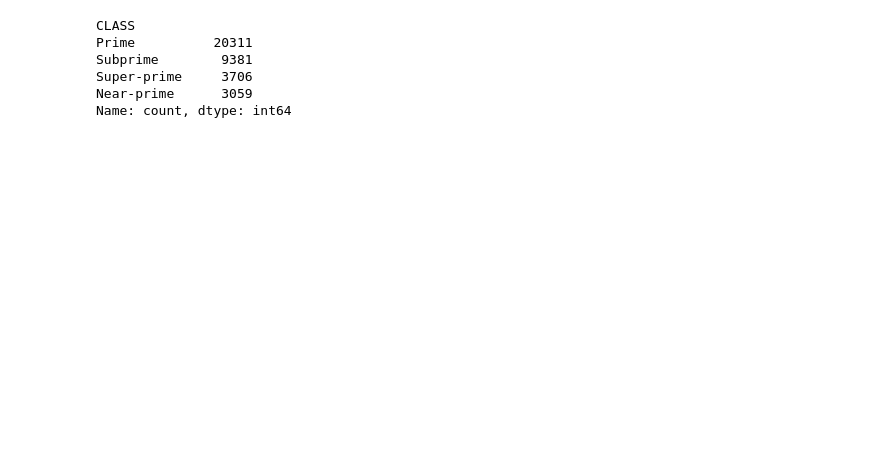
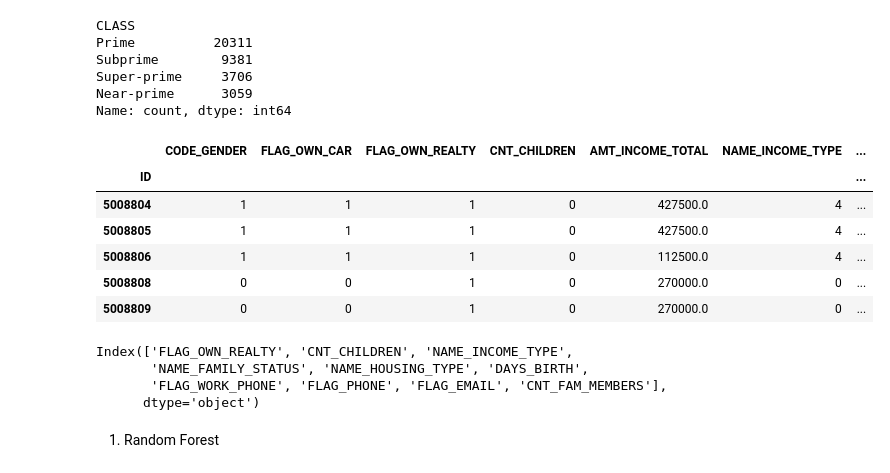
Before and after one commit to chcui23/credit-risk-prediction, a Jupyter notebook: credit-risk-prediction.ipynb, the cells around one changed output. Saved outputs shown, nothing was run; the diff lists cells and outputs as text; code cells hidden in the pictures; blank space fills up the shorter version.

```diff
--- a/credit-risk-prediction.ipynb
+++ b/credit-risk-prediction.ipynb
@@ -71,3 +92,52 @@ Subprime        9381
 Super-prime     3706
 Near-prime      3059
 Name: count, dtype: int64
+# %%
+# Encode columns with string labels
+df = label_app_df_2
+str_columns = ["CODE_GENDER", "FLAG_OWN_CAR", "FLAG_OWN_REALTY", "NAME_INCOME_TYPE", "NAME_EDUCATION_TYPE",
+            "NAME_FAMILY_STATUS", "NAME_HOUSING_TYPE", "OCCUPATION_TYPE"]
+for col in str_columns:
+    encoder = LabelEncoder()
+    df[col] = encoder.fit_transform(df[col])
+
+
+# Prepare trainning and testing data
+X = df.drop("CLASS", axis=1)
+y = df["CLASS"]
+
+X_train, X_test, y_train, y_test = train_test_split(X, y, test_size=0.2, random_state=2)
+
+X.head()
+# %% [output]
+|  | CODE_GENDER | FLAG_OWN_CAR | FLAG_OWN_REALTY | CNT_CHILDREN | AMT_INCOME_TOTAL | NAME_INCOME_TYPE | ... |
+| ID |  |  |  |  |  |  | ... |
+| 5008804 | 1 | 1 | 1 | 0 | 427500.0 | 4 | ... |
+| 5008805 | 1 | 1 | 1 | 0 | 427500.0 | 4 | ... |
+| 5008806 | 1 | 1 | 1 | 0 | 112500.0 | 4 | ... |
+| 5008808 | 0 | 0 | 1 | 0 | 270000.0 | 0 | ... |
+| 5008809 | 0 | 0 | 1 | 0 | 270000.0 | 0 | ... |
+# %%
+# Feature selection function (choose top n features)
+def feature_selection(X_train, X_test, n):
+    selector = SelectKBest(score_func=f_classif, k=n)
+    selector.fit(X_train, y_train)
+
+    X_train_selected = selector.transform(X_train)
+    X_test_selected = selector.transform(X_test)
+
+    selected_mask = selector.get_support()
+    features = X_train.columns[selected_mask]
+
+    return X_train_selected, X_test_selected, features
+
+# Choose the top 10 features
+X_train_selected, X_test_selected, features = feature_selection(X_train, X_test, 10)
+print(features)
+# %% [output]
+Index(['FLAG_OWN_REALTY', 'CNT_CHILDREN', 'NAME_INCOME_TYPE',
+       'NAME_FAMILY_STATUS', 'NAME_HOUSING_TYPE', 'DAYS_BIRTH',
+       'FLAG_WORK_PHONE', 'FLAG_PHONE', 'FLAG_EMAIL', 'CNT_FAM_MEMBERS'],
+      dtype='object')
+# %% [markdown]
+1. Random Forest
```
Also changed, not shown: parts of 8 cells of this notebook, 1 other file.
